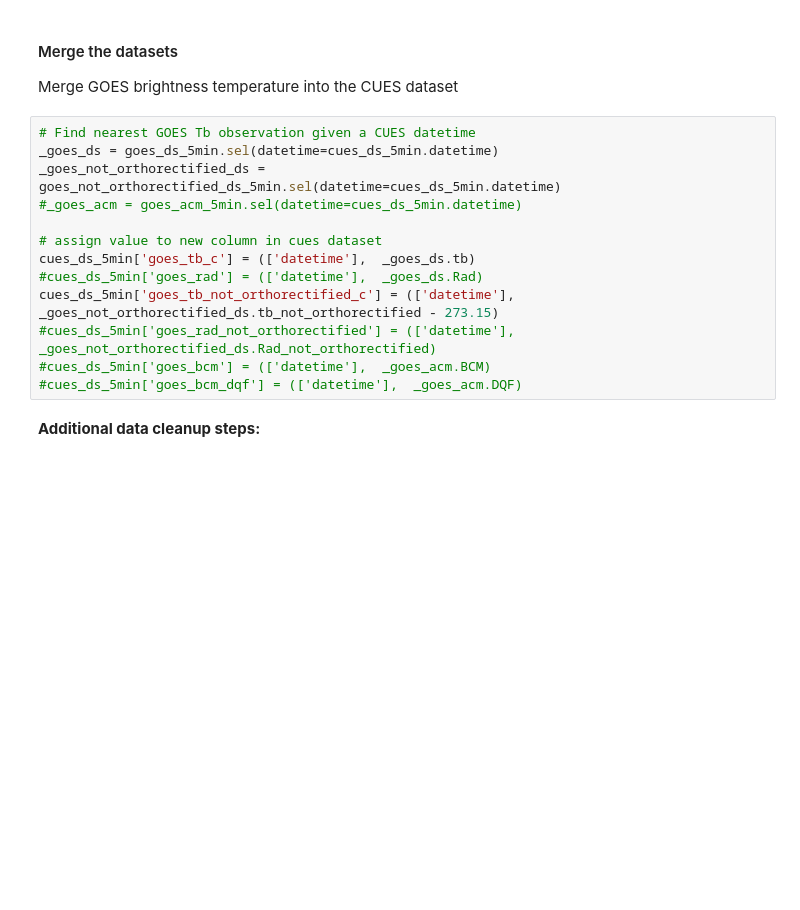
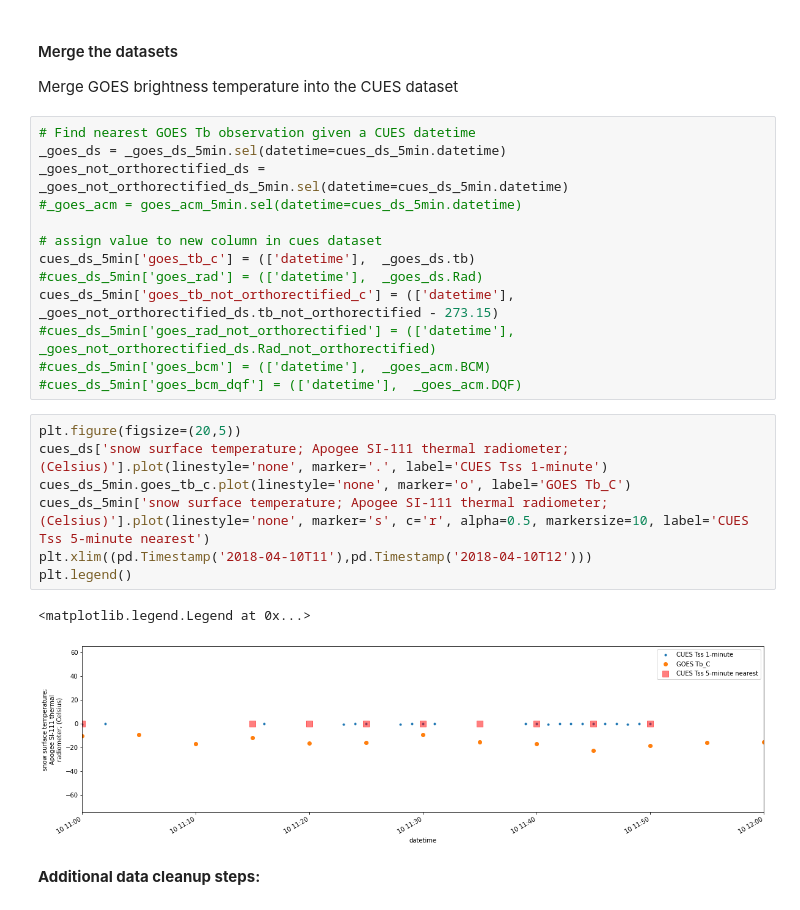
Before and after one commit to spestana/goes-cues, a Jupyter notebook: merge-goes-cues.ipynb, the cells around one changed output. Cells and saved outputs as stored; diff of their text form; blank space fills up the shorter version.

```diff
--- a/merge-goes-cues.ipynb
+++ b/merge-goes-cues.ipynb
@@ -126,8 +145,8 @@ goes_not_orthorectified_ds_5min = goes_not_orthorectified_ds.sel(datetime=slice(
 Merge GOES brightness temperature into the CUES dataset
 # %%
 # Find nearest GOES Tb observation given a CUES datetime
-_goes_ds = goes_ds_5min.sel(datetime=cues_ds_5min.datetime)
-_goes_not_orthorectified_ds = goes_not_orthorectified_ds_5min.sel(datetime=cues_ds_5min.datetime)
+_goes_ds = _goes_ds_5min.sel(datetime=cues_ds_5min.datetime)
+_goes_not_orthorectified_ds = _goes_not_orthorectified_ds_5min.sel(datetime=cues_ds_5min.datetime)
 #_goes_acm = goes_acm_5min.sel(datetime=cues_ds_5min.datetime)
 
 # assign value to new column in cues dataset
@@ -137,6 +156,16 @@ cues_ds_5min['goes_tb_not_orthorectified_c'] = (['datetime'],  _goes_not_orthore
 #cues_ds_5min['goes_rad_not_orthorectified'] = (['datetime'],  _goes_not_orthorectified_ds.Rad_not_orthorectified)
 #cues_ds_5min['goes_bcm'] = (['datetime'],  _goes_acm.BCM)
 #cues_ds_5min['goes_bcm_dqf'] = (['datetime'],  _goes_acm.DQF)
+# %%
+plt.figure(figsize=(20,5))
+cues_ds['snow surface temperature; Apogee SI-111 thermal radiometer; (Celsius)'].plot(linestyle='none', marker='.', label='CUES Tss 1-minute')
+cues_ds_5min.goes_tb_c.plot(linestyle='none', marker='o', label='GOES Tb_C')
+cues_ds_5min['snow surface temperature; Apogee SI-111 thermal radiometer; (Celsius)'].plot(linestyle='none', marker='s', c='r', alpha=0.5, markersize=10, label='CUES Tss 5-minute nearest')
+plt.xlim((pd.Timestamp('2018-04-10T11'),pd.Timestamp('2018-04-10T12')))
+plt.legend()
+# %% [output]
+<matplotlib.legend.Legend at 0x...>
+[figure, added]
 # %% [markdown]
 **Additional data cleanup steps:**
 # %% [markdown]
```
Also changed, not shown: parts of 8 cells of this notebook, 4 other files.
